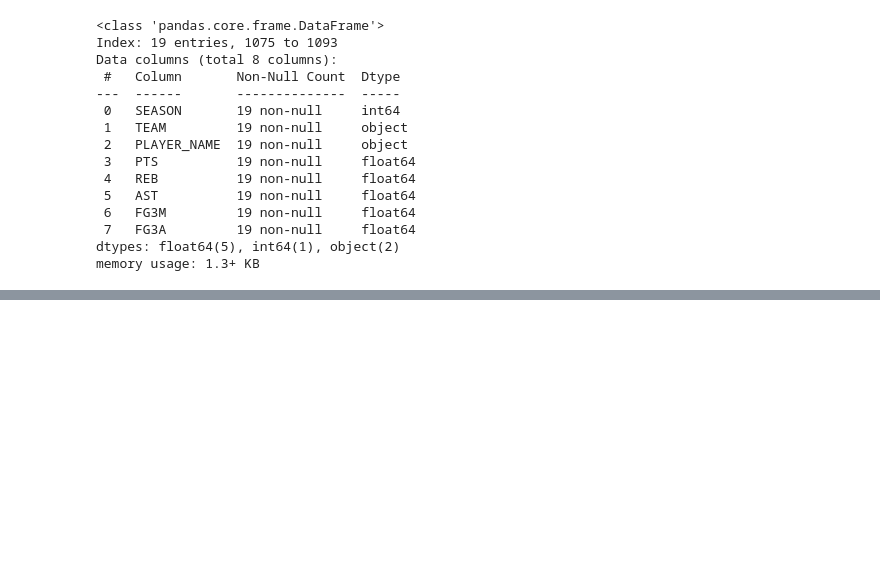
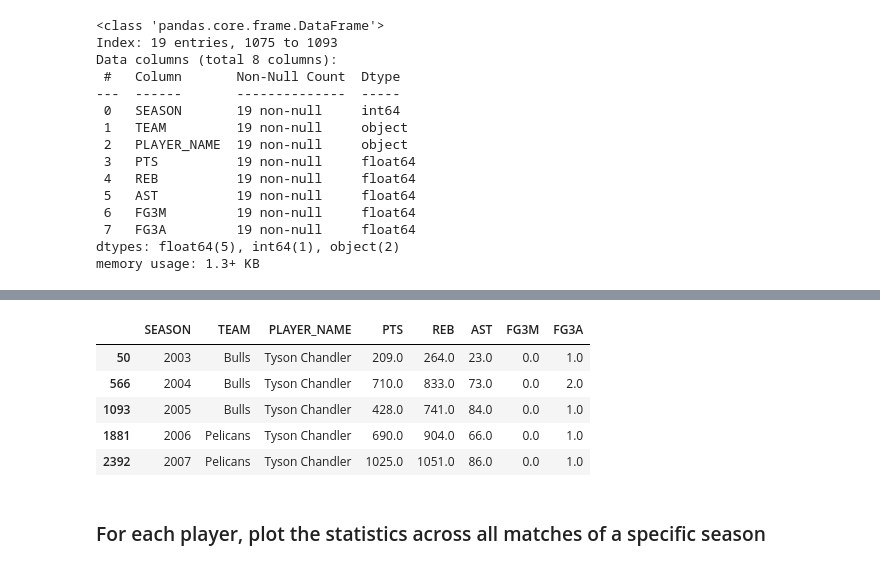
Before and after one commit to matteoForoni/nba-scouting-stats, a Jupyter notebook: nba-scouting-stats.ipynb, the cells around one changed output, grey strips where cells are left out. Drawn from its saved outputs; the diff is of its cells as text; code cells hidden in the pictures; blank space fills up the shorter version.

```diff
--- a/nba-scouting-stats.ipynb
+++ b/nba-scouting-stats.ipynb
@@ -825,0 +828,2 @@ fig3.show()
+# %%
+player='Tyson Chandler'
@@ -825,0 +886,9 @@ fig3.show()
+# %%
+plot_sum_data.head()
+# %% [output]
+|  | SEASON | TEAM | PLAYER_NAME | PTS | REB | AST | FG3M | FG3A |
+| 50 | 2003 | Bulls | Tyson Chandler | 209.0 | 264.0 | 23.0 | 0.0 | 1.0 |
+| 566 | 2004 | Bulls | Tyson Chandler | 710.0 | 833.0 | 73.0 | 0.0 | 2.0 |
+| 1093 | 2005 | Bulls | Tyson Chandler | 428.0 | 741.0 | 84.0 | 0.0 | 1.0 |
+| 1881 | 2006 | Pelicans | Tyson Chandler | 690.0 | 904.0 | 66.0 | 0.0 | 1.0 |
+| 2392 | 2007 | Pelicans | Tyson Chandler | 1025.0 | 1051.0 | 86.0 | 0.0 | 1.0 |
@@ -825,0 +901,2 @@ fig3.show()
+# %% [markdown]
+### For each player, plot the statistics across all matches of a specific season
```
Also changed, not shown: parts of 8 cells of this notebook.
